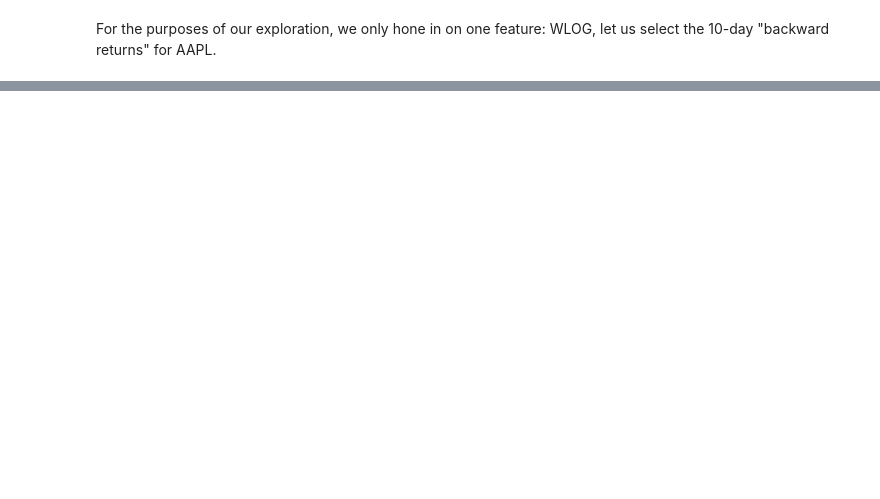
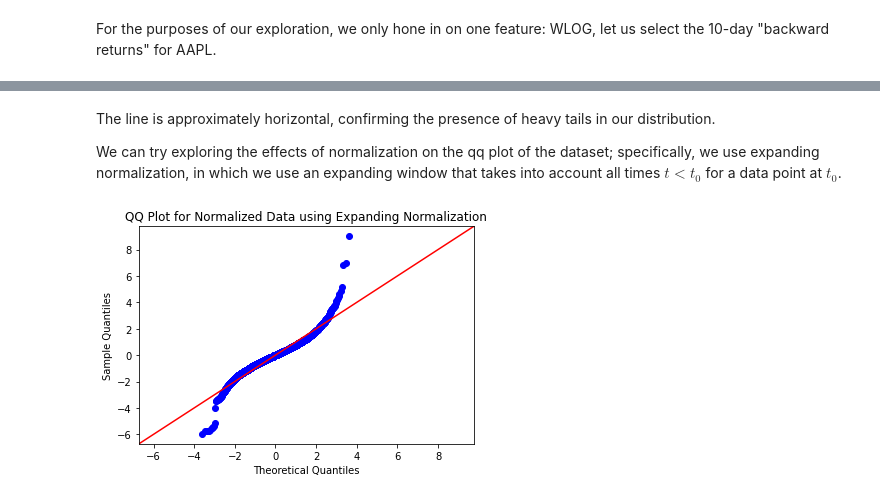
Before and after one commit to rajathsalegame/dowjones_classifier, a Jupyter notebook: notebooks/feature_exploration.ipynb, the cells around one changed output, grey strips where cells are left out. Cells and saved outputs as stored; diff of their text form; code cells hidden in the pictures; blank space fills up the shorter version.

```diff
--- a/notebooks/feature_exploration.ipynb
+++ b/notebooks/feature_exploration.ipynb
@@ -91,0 +94,11 @@ Dataframe[‘feature1ExpandingNorm’]=(Dataframe[‘feature1’]-dataframe[‘f
+# %% [markdown]
+The line is approximately horizontal, confirming the presence of heavy tails in our distribution.
+
+We can try exploring the effects of normalization on the qq plot of the dataset; specifically, we use expanding normalization, in which we use an expanding window that takes into account all times $t < t_0$ for a data point at $t_0$.
+# %%
+feature['expanding_norm'] = (feature[('AAPL', 10)] - feature[('AAPL', 10)].expanding().mean()) / feature[('AAPL', 10)].expanding().std()
+sm.qqplot(feature['expanding_norm'].values[1:], line='45')
+plt.title('QQ Plot for Normalized Data using Expanding Normalization')
+plt.show()
+# %% [output]
+[figure, added]
```
Also changed, not shown: parts of 13 cells of this notebook.
